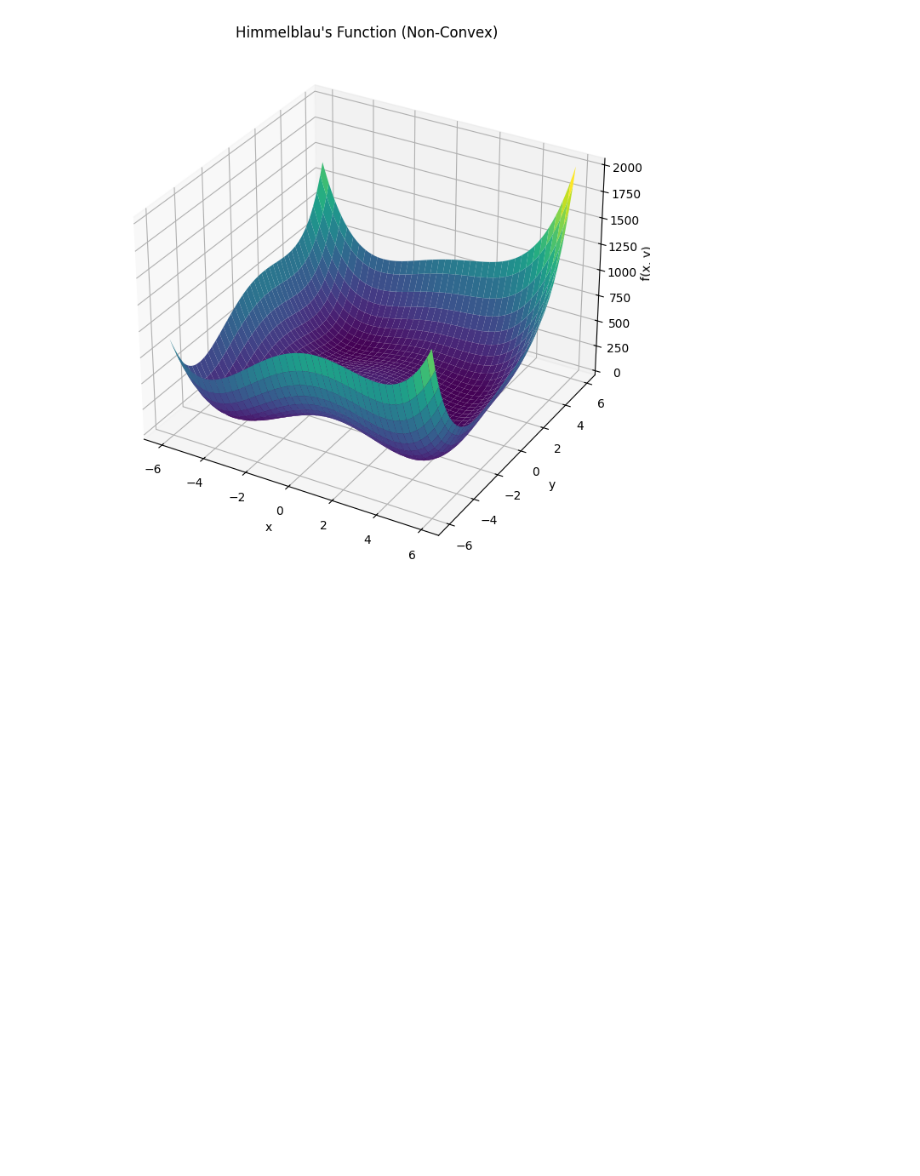
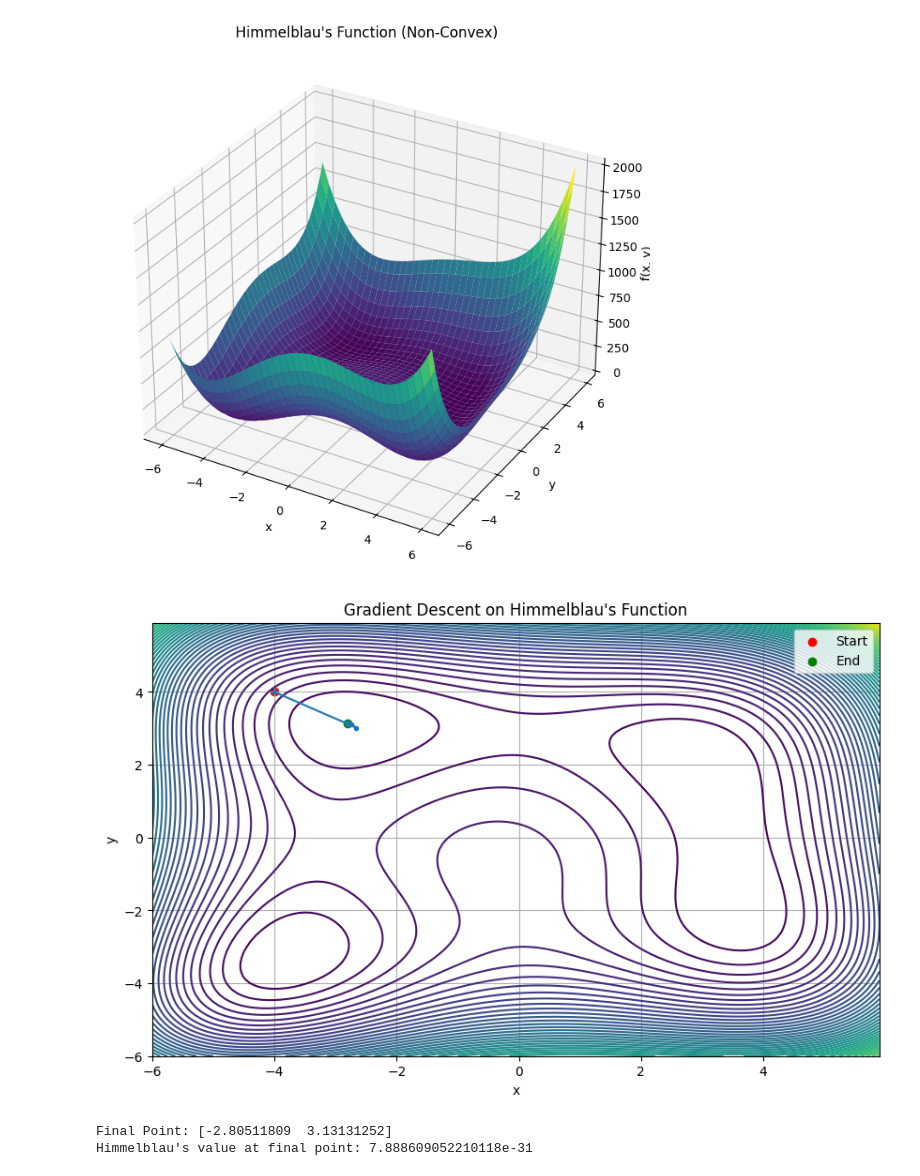
Before and after one commit to kl2217/finite-element, a Jupyter notebook: convex_optimization.ipynb, the cells around one changed output. Drawn from its saved outputs; the diff is of its cells as text; code cells hidden in the pictures; blank space fills up the shorter version.

```diff
--- a/convex_optimization.ipynb
+++ b/convex_optimization.ipynb
@@ -257,3 +257,64 @@ ax.set_title("Himmelblau's Function (Non-Convex)")
 plt.show()
 # %% [output]
 [figure]
+# %%
+# Use gradient descent to optimize non-convex optimization problems
+
+import numpy as np
+import matplotlib.pyplot as plt
+
+# Define the Himmelblau's function (a non-convex function)
+def himmelblau(x):
+    return (x[0]**2 + x[1] - 11)**2 + (x[0] + x[1]**2 - 7)**2
+
+# Gradient of Himmelblau's function
+def himmelblau_gradient(x):
+    grad = np.zeros(2)
+    grad[0] = 4*x[0]*(x[0]**2 + x[1] - 11) + 2*(x[0] + x[1]**2 - 7)
+    grad[1] = 2*(x[0]**2 + x[1] - 11) + 4*x[1]*(x[0] + x[1]**2 - 7)
+    return grad
+
+# Gradient Descent
+def gradient_descent(start_point, learning_rate, iterations):
+    x = np.array(start_point, dtype=float)
+    history = [x.copy()]  # Store the optimization path
+    for i in range(iterations):
+        grad = himmelblau_gradient(x)
+        x -= learning_rate * grad
+        history.append(x.copy())
+    return np.array(history)
+
+# Parameters
+start_point = [-4, 4] # Initial point
+learning_rate = 0.01
+iterations = 500
+
+# Run Gradient Descent
+optimization_path = gradient_descent(start_point, learning_rate, iterations)
+
+# Plot the results
+x = np.arange(-6, 6, 0.1)
+y = np.arange(-6, 6, 0.1)
+X, Y = np.meshgrid(x, y)
+Z = himmelblau([X, Y])
+
+plt.figure(figsize=(10, 6))
+plt.contour(X, Y, Z, 50)  # Plot contours of the Himmelblau function
+plt.plot(optimization_path[:, 0], optimization_path[:, 1], marker='o', markersize=3, linestyle='-')
+plt.scatter(optimization_path[0, 0], optimization_path[0, 1], color='red', label='Start')
+plt.scatter(optimization_path[-1, 0], optimization_path[-1, 1], color='green', label='End') #Final point
+
+plt.xlabel('x')
+plt.ylabel('y')
+plt.title('Gradient Descent on Himmelblau\'s Function')
+plt.legend()
+plt.grid(True)
+plt.show()
+
+
+print(f"Final Point: {optimization_path[-1]}")
+print(f"Himmelblau's value at final point: {himmelblau(optimization_path[-1])}")
+# %% [output]
+[figure, added]
+Final Point: [-2.80511809  3.13131252]
+Himmelblau's value at final point: 7.888609052210118e-31
```
